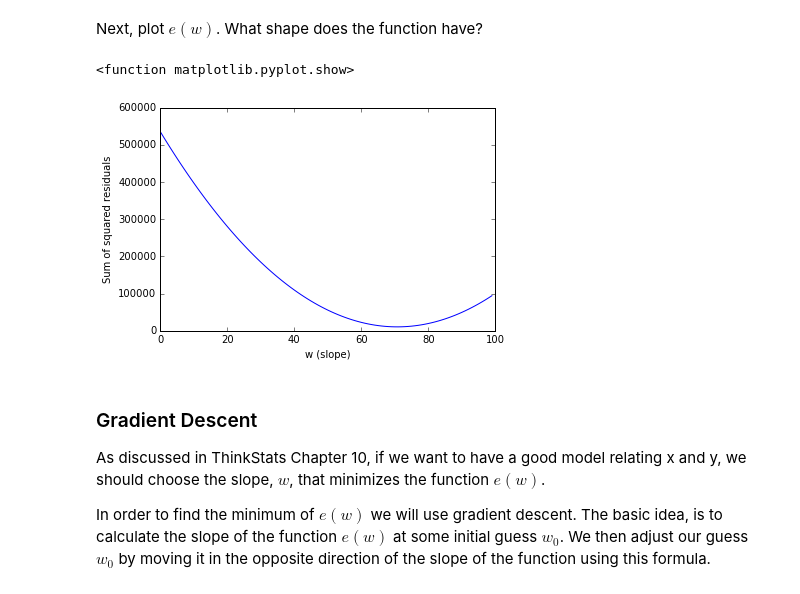
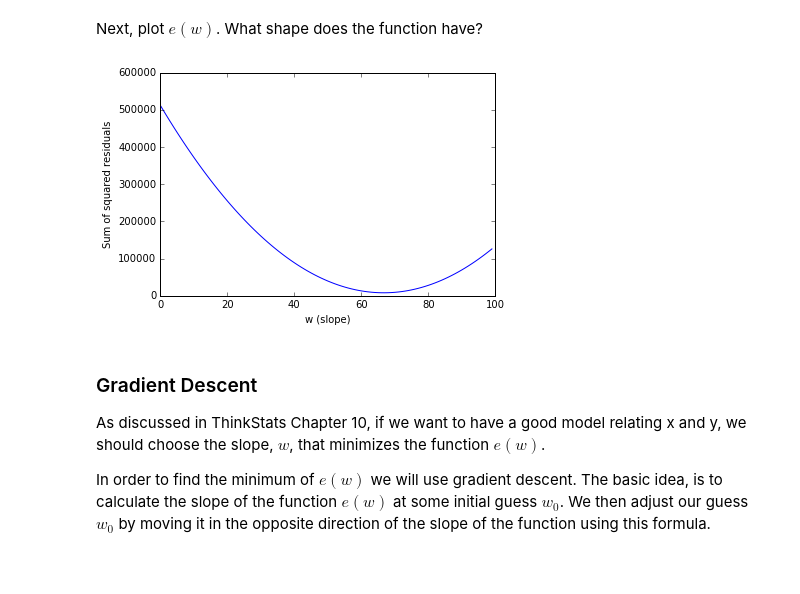
Before and after one commit to paulruvolo/DataScience16, a Jupyter notebook: inclass/day04/bottom_up_machine_learning_solution.ipynb, the cells around one changed output. Drawn from its saved outputs; the diff is of its cells as text; code cells hidden in the pictures.

```diff
--- a/inclass/day04/bottom_up_machine_learning_solution.ipynb
+++ b/inclass/day04/bottom_up_machine_learning_solution.ipynb
@@ -40,19 +40,18 @@ Next, plot $e(w)$.  What shape does the function have?
 # %%
 def error(w, x, y):
     """ Calculate the sum of squared residuals.  The data points
         x and y that are implicit inputs to the our function e
         passed as additional inputs to the Python function error
     """
-    return np.sum([(y[i] - w*x[i])**2 for i in range(len(x))])
+    return np.sum([(y[i] - w*x[i,0])**2 for i in range(len(x))])
 
 ws = np.arange(0,100,1)
 plt.plot(ws, [error(w,x,y) for w in ws])
 plt.xlabel("w (slope)")
 plt.ylabel("Sum of squared residuals")
-plt.show
+plt.show()
 # %% [output]
-<function matplotlib.pyplot.show>
-[figure, old version]
+[figure, new version]
 # %% [markdown]
 ### Gradient Descent
 
```
Also changed, not shown: parts of 16 cells of this notebook.
